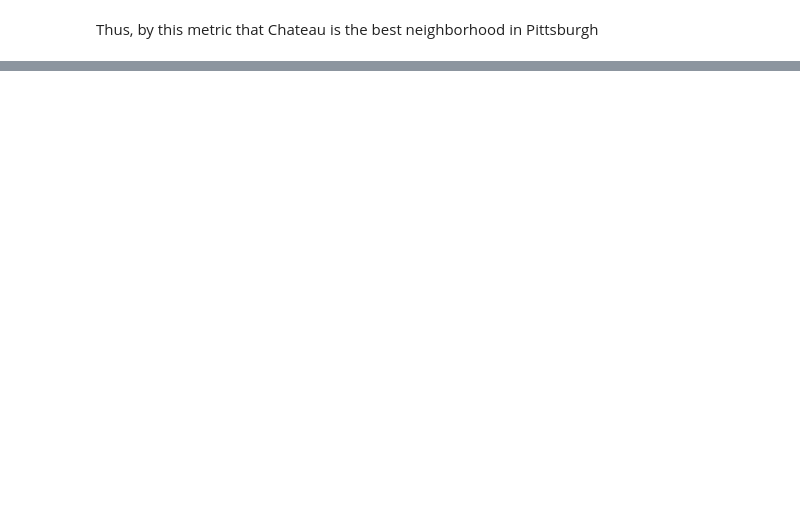
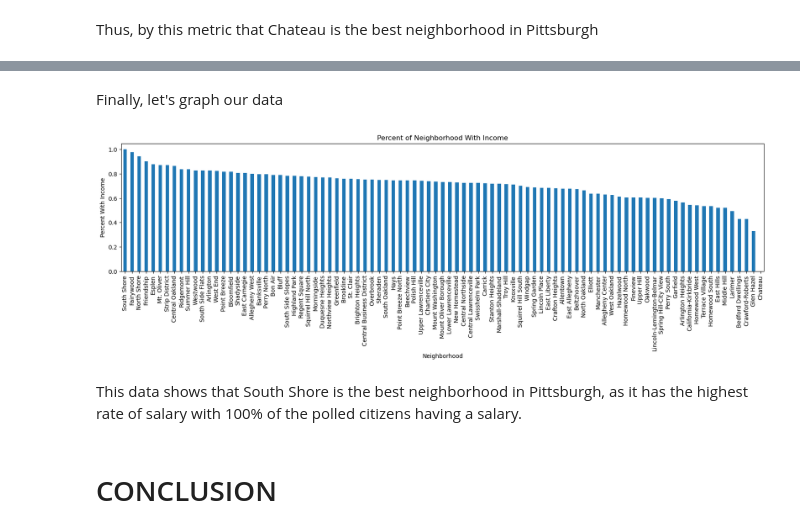
Before and after one commit to ImNotTJ/CMPINF-0010-Final-Project, a Jupyter notebook: Final Project/FinalProject.ipynb, the cells around one changed output, grey strips where cells are left out. Cells and saved outputs as stored; diff of their text form; code cells hidden in the pictures; blank space fills up the shorter version.

```diff
--- a/Final Project/FinalProject.ipynb
+++ b/Final Project/FinalProject.ipynb
@@ -241,0 +305,3 @@ Thus, by this metric that Chateau is the best neighborhood in Pittsburgh
+# %%
+neighborhoodIncomes = pd.read_csv("wage-or-salary-income-in-the-past-12-months-for-households (1).csv", index_col = "Neighborhood")
+neighborhoodIncomes.head(5)
@@ -241,0 +358,12 @@ Thus, by this metric that Chateau is the best neighborhood in Pittsburgh
+# %%
+neighborhood_income_arr = []
+for index, row in neighborhoodIncomes.iterrows():
+    if (row['Estimate; Total:']) != 0:
+        neighborhood_income_arr.append(row['Estimate; Total: - With wage or salary income'] / row['Estimate; Total:'])
+    else:
+        neighborhood_income_arr.append(0)
+neighborhoods = neighborhoodIncomes.index
+percentIncomes = pd.DataFrame({"Neighborhoods": neighborhoods, "Percent With Incomes":neighborhood_income_arr})
+percentIncomes = percentIncomes.set_index("Neighborhoods")
+percentIncomes = percentIncomes.sort_values(by = "Percent With Incomes", ascending = False)
+percentIncomes.head()
@@ -241,0 +378,14 @@ Thus, by this metric that Chateau is the best neighborhood in Pittsburgh
+# %% [markdown]
+Finally, let's graph our data
+# %%
+percentIncomes.plot(kind="bar",stacked=True,ylim=0,figsize=(20,4), title = "Percent of Neighborhood With Income")
+plt.xlabel("Neighborhood")
+plt.ylabel("Percent With Income")
+plt.legend("",frameon=False)
+plt.show()
+# %% [output]
+[figure, added]
+# %% [markdown]
+This data shows that South Shore is the best neighborhood in Pittsburgh, as it has the highest rate of salary with 100% of the polled citizens having a salary.
+# %% [markdown]
+# CONCLUSION
```
Also changed, not shown: parts of 19 cells of this notebook, 3 other files.
